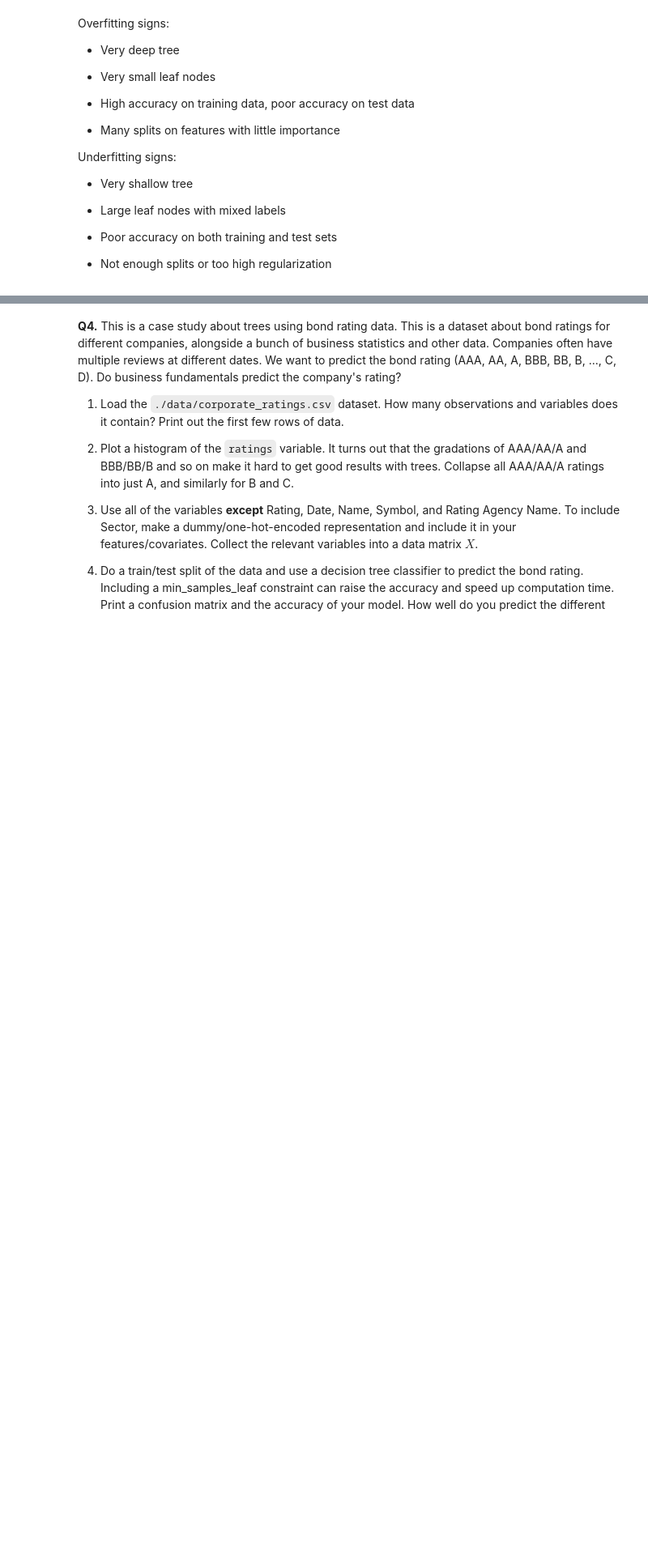
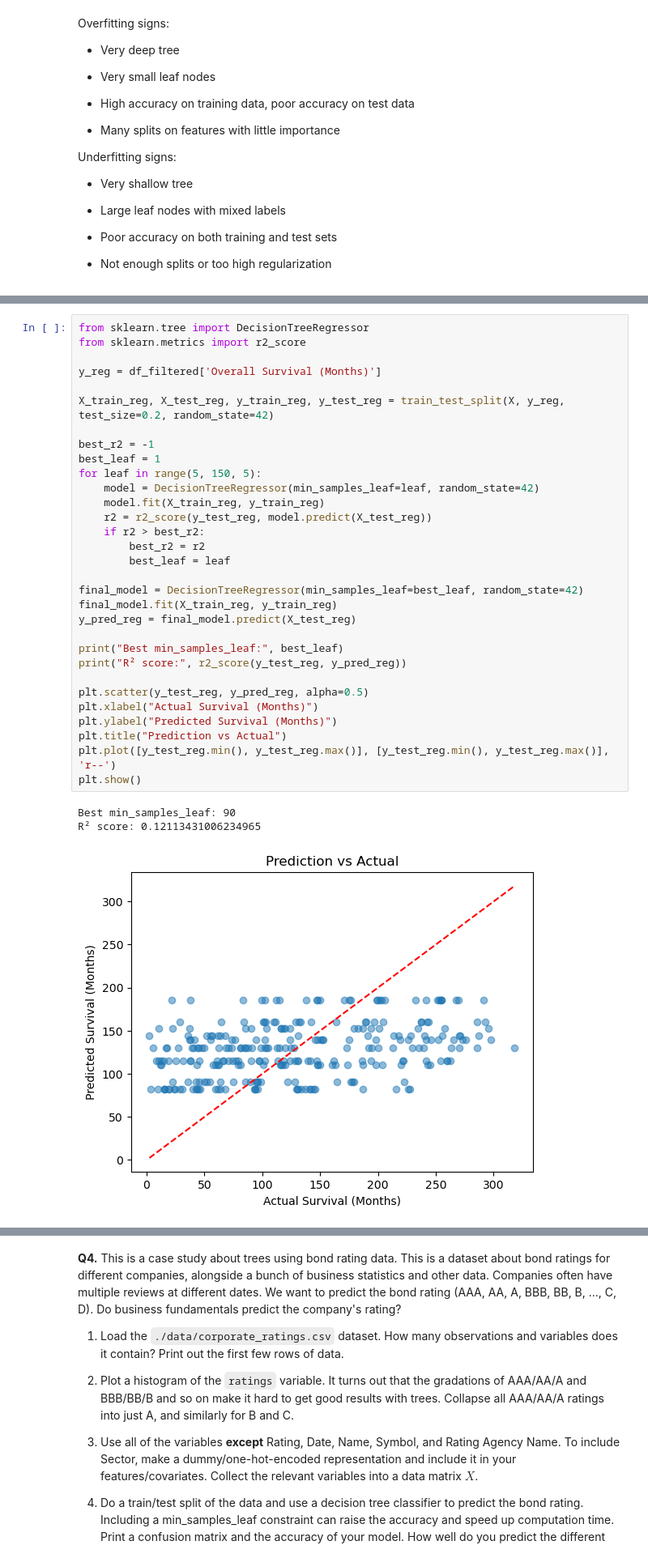
Before and after one commit to briceh87/DS3001_trees, a Jupyter notebook: assignment/assignment.ipynb, the cells around one changed output, grey strips where cells are left out. Shown: that part at 81% size. Drawn from its saved outputs; the diff is of its cells as text; blank space fills up the shorter version.

```diff
--- a/assignment/assignment.ipynb
+++ b/assignment/assignment.ipynb
@@ -93,0 +305,35 @@ Underfitting signs:
+# %%
+from sklearn.tree import DecisionTreeRegressor
+from sklearn.metrics import r2_score
+
+y_reg = df_filtered['Overall Survival (Months)']
+
+X_train_reg, X_test_reg, y_train_reg, y_test_reg = train_test_split(X, y_reg, test_size=0.2, random_state=42)
+
+best_r2 = -1
+best_leaf = 1
+for leaf in range(5, 150, 5):
+    model = DecisionTreeRegressor(min_samples_leaf=leaf, random_state=42)
+    model.fit(X_train_reg, y_train_reg)
+    r2 = r2_score(y_test_reg, model.predict(X_test_reg))
+    if r2 > best_r2:
+        best_r2 = r2
+        best_leaf = leaf
+
+final_model = DecisionTreeRegressor(min_samples_leaf=best_leaf, random_state=42)
+final_model.fit(X_train_reg, y_train_reg)
+y_pred_reg = final_model.predict(X_test_reg)
+
+print("Best min_samples_leaf:", best_leaf)
+print("R² score:", r2_score(y_test_reg, y_pred_reg))
+
+plt.scatter(y_test_reg, y_pred_reg, alpha=0.5)
+plt.xlabel("Actual Survival (Months)")
+plt.ylabel("Predicted Survival (Months)")
+plt.title("Prediction vs Actual")
+plt.plot([y_test_reg.min(), y_test_reg.max()], [y_test_reg.min(), y_test_reg.max()], 'r--')
+plt.show()
+# %% [output]
+Best min_samples_leaf: 90
+R² score: 0.12113431006234965
+[figure, added]
```
Also changed, not shown: parts of 28 cells of this notebook.
